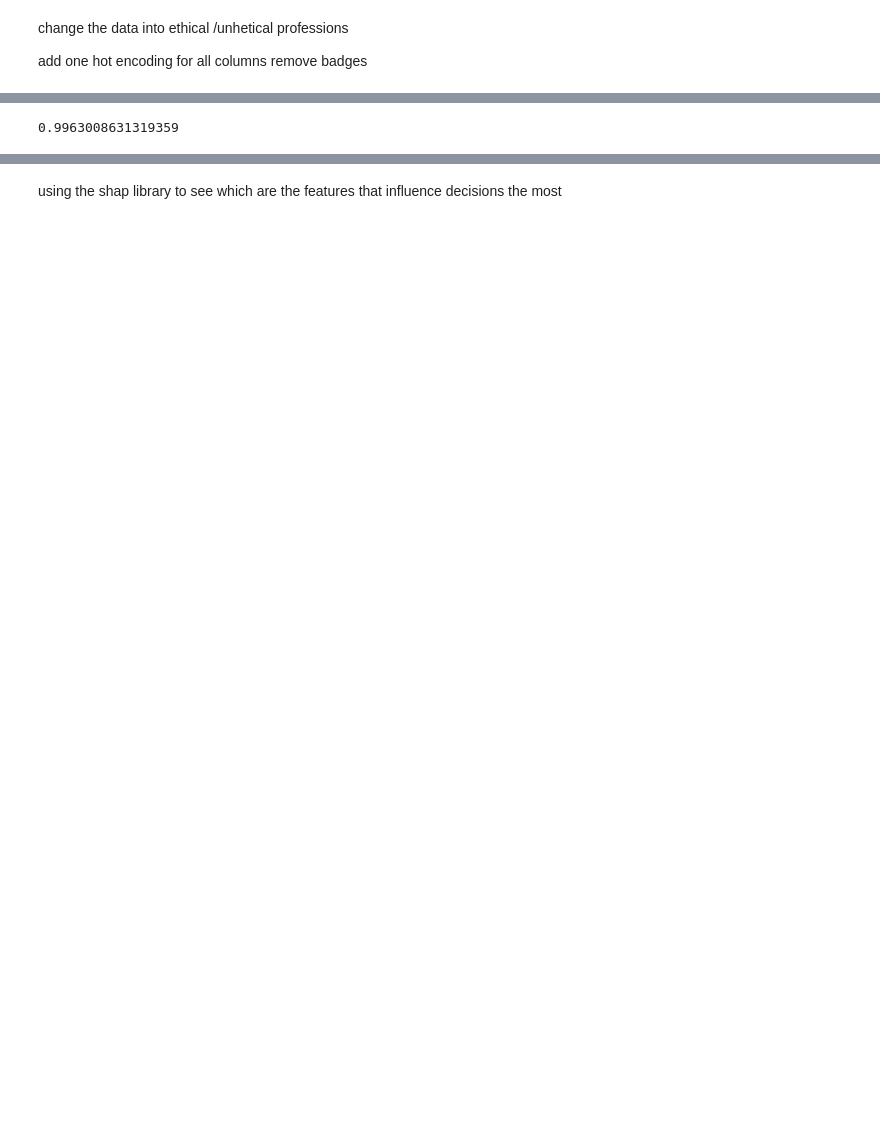
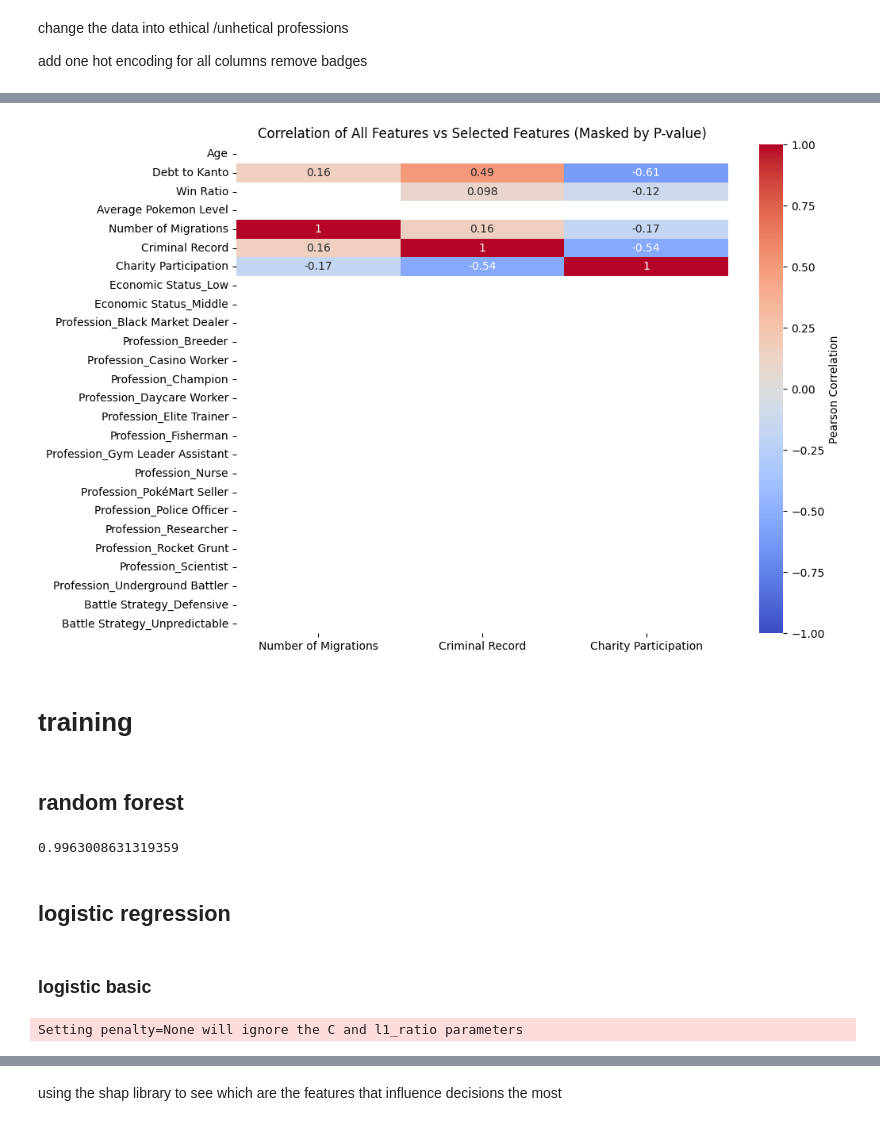
Before and after one commit to AlteaF/AFAE_Pokemon, a Jupyter notebook: team_rocket.ipynb, the cells around one changed output, grey strips where cells are left out. Saved outputs shown, nothing was run; the diff lists cells and outputs as text; code cells hidden in the pictures; blank space fills up the shorter version.

```diff
--- a/team_rocket.ipynb
+++ b/team_rocket.ipynb
@@ -61,2 +146,36 @@ tree_accuracy
+# %%
+# Now select only columns 2, 4, 5 (and the corresponding rows)
+selected_indices = [4, 5, 6]
+
+corr_selected = corr[:, selected_indices]
+p_selected = p[:, selected_indices]
+
+# Build the mask: True where p > corrected_alpha
+mask = p_selected > corrected_alpha
+
+# Get full row names and selected column names
+row_names = X_train_scaled.columns
+col_names = X_train_scaled.columns[selected_indices]
+
+# Plot the heatmap
+plt.figure(figsize=(10, 8))
+sns.heatmap(
+    corr_selected,
+    mask=mask,                  # Apply mask here
+    xticklabels=col_names,
+    yticklabels=row_names,
+    annot=True,
+    cmap="coolwarm",
+    vmin=-1, vmax=1,
+    cbar_kws={"label": "Pearson Correlation"}
+)
+plt.title("Correlation of All Features vs Selected Features (Masked by P-value)")
+plt.show()
+# %% [output]
+[figure, added]
+# %% [markdown]
+# training
+# %% [markdown]
+## random forest
 # %%
 forest = RandomForestClassifier(max_depth = 5, random_state=23, n_jobs=-1, n_estimators=20)
@@ -66,22 +185,22 @@ forest_accuracy = accuracy_score(y_test, forest_y_pred)
 forest_accuracy
 # %% [output]
 0.9963008631319359
+# %% [markdown]
+## logistic regression
+# %% [markdown]
+### logistic basic
 # %%
-scaler = ColumnTransformer([("scaler", StandardScaler(), ["Age","Win Ratio", "Debt to Kanto"])], remainder="passthrough")
 
-logistic_model = Pipeline(steps=[
-    ("scaler", scaler),
-    ("logi", LogisticRegression(max_iter=5000, penalty="l2", C=0.8497534359086438, tol=1e-4, solver="saga"))
-])
+logistic_model = LogisticRegression(max_iter=5000, penalty=None, C=0.8497534359086438, tol=1e-4, solver="saga")
 
 # Fit the model
-logistic_model.fit(X_train, y_train)
-# Transform the data
-X_train_scaled = logistic_model["scaler"].transform(X_train)
-X_test_scaled = logistic_model["scaler"].transform(X_test)
+logistic_model.fit(X_train_scaled, y_train)
+
 # Predictions
-log_y_pred = logistic_model.predict(X_test)
-log_y_prob = logistic_model.predict_proba(X_test)[:, 1]
+log_y_pred = logistic_model.predict(X_test_scaled)
+log_y_prob = logistic_model.predict_proba(X_test_scaled)[:, 1]
+# %% [output]
+Setting penalty=None will ignore the C and l1_ratio parameters
 # %%
 
 log_accuracy = accuracy_score(y_test, log_y_pred)
```
Also changed, not shown: parts of 28 cells of this notebook, 3 other files.
